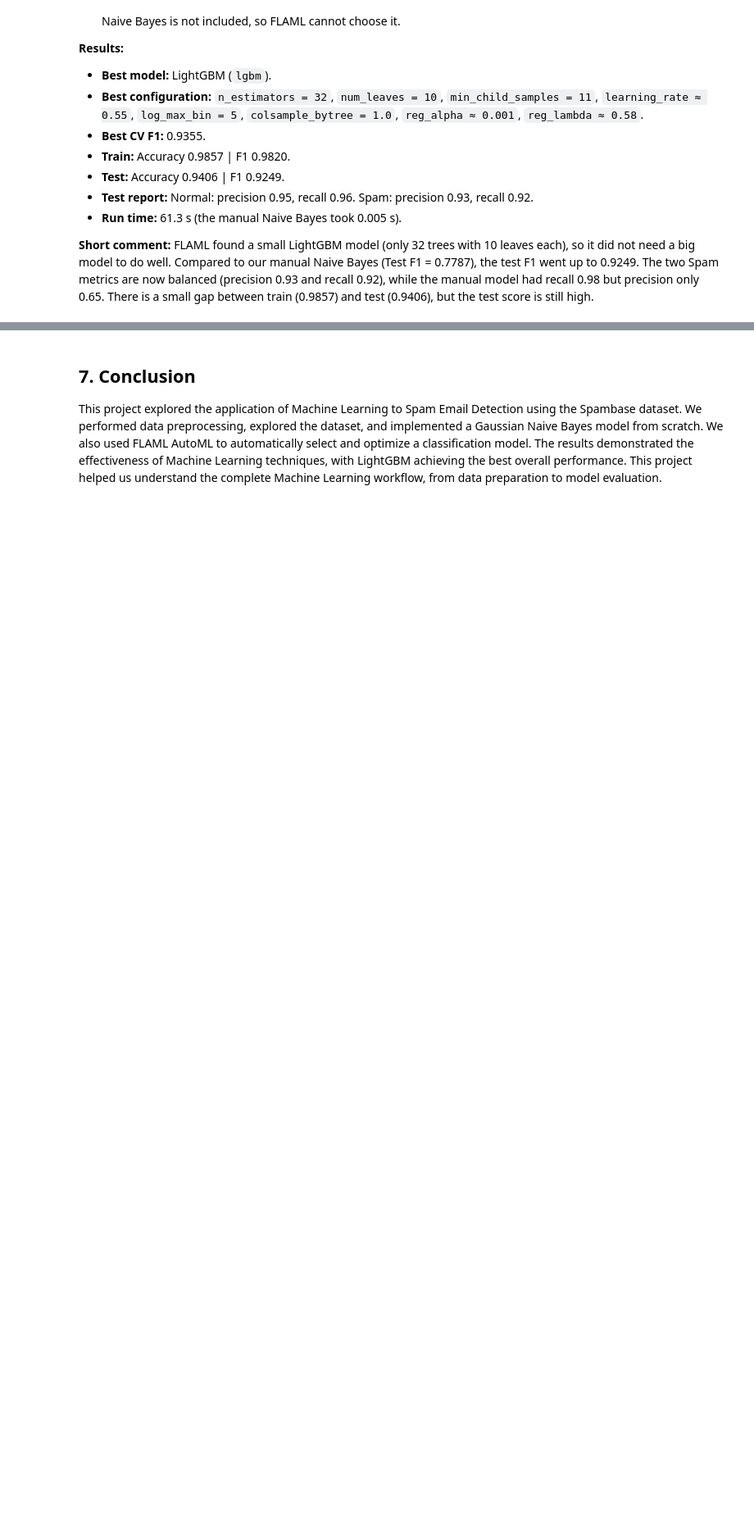
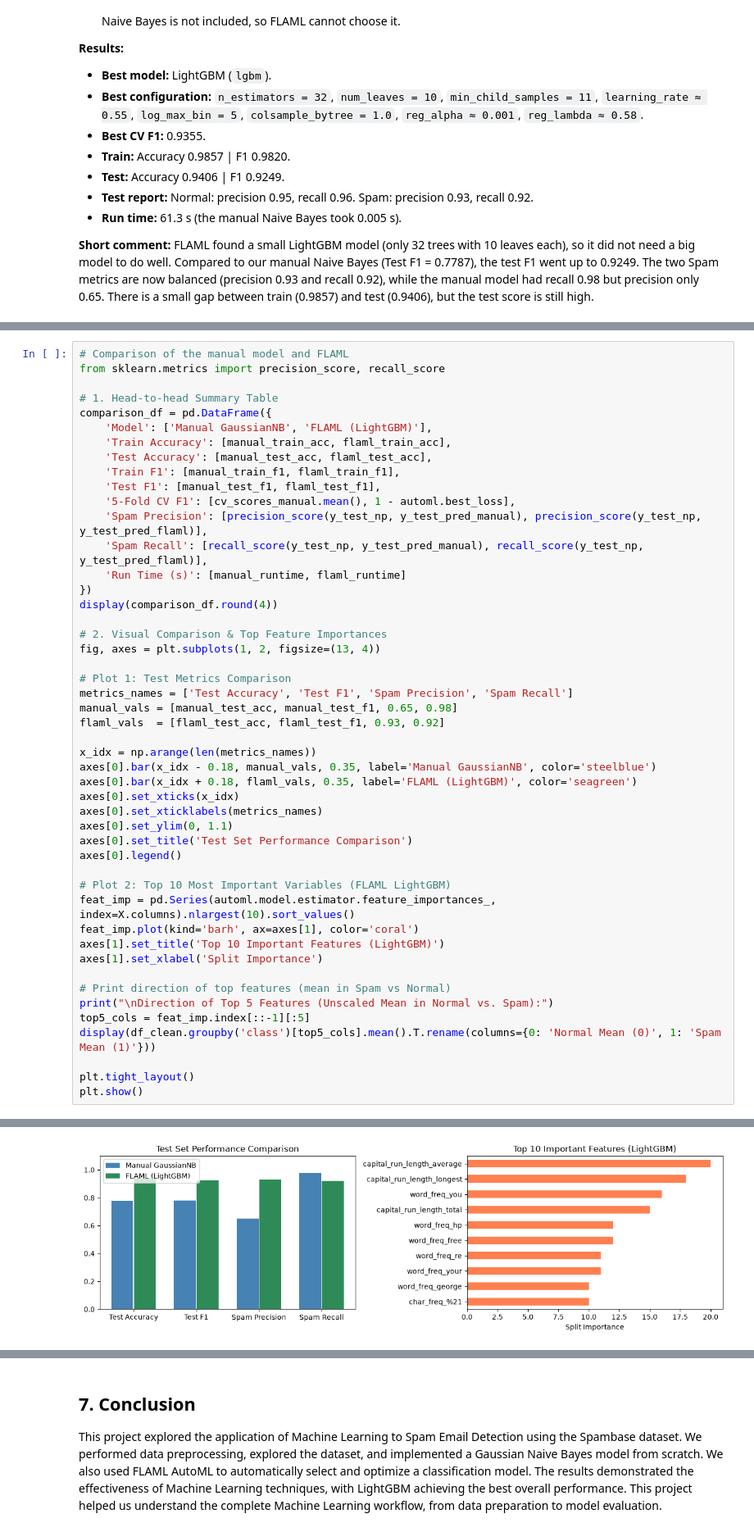
Before and after one commit to ghhezal/email-spam-detection-automl, a Jupyter notebook: notebooks/Group1_Ghezal-Mohamed-Amine_Cherad-Mounir_Chebaani-Mohamed-Chouaib_Chaouch-Khouane-Salah-Eddine_Benyahia-Mohamed-Wassim_Abdallah-Nasrallah.ipynb, the cells around one changed output, grey strips where cells are left out. Shown at 82% size. Cells and saved outputs as stored; diff of their text form; blank space fills up the shorter version.

Commit message:
feat(section-6): add model comparison plots, feature importance, and discussion

```diff
--- a/notebooks/Group1_Ghezal-Mohamed-Amine_Cherad-Mounir_Chebaani-Mohamed-Chouaib_Chaouch-Khouane-Salah-Eddine_Benyahia-Mohamed-Wassim_Abdallah-Nasrallah.ipynb
+++ b/notebooks/Group1_Ghezal-Mohamed-Amine_Cherad-Mounir_Chebaani-Mohamed-Chouaib_Chaouch-Khouane-Salah-Eddine_Benyahia-Mohamed-Wassim_Abdallah-Nasrallah.ipynb
@@ -499,0 +532,49 @@ Feature importance was not extracted. Therefore, we cannot determine the most in
+# %%
+# Comparison of the manual model and FLAML
+from sklearn.metrics import precision_score, recall_score
+
+# 1. Head-to-head Summary Table
+comparison_df = pd.DataFrame({
+    'Model': ['Manual GaussianNB', 'FLAML (LightGBM)'],
+    'Train Accuracy': [manual_train_acc, flaml_train_acc],
+    'Test Accuracy': [manual_test_acc, flaml_test_acc],
+    'Train F1': [manual_train_f1, flaml_train_f1],
+    'Test F1': [manual_test_f1, flaml_test_f1],
+    '5-Fold CV F1': [cv_scores_manual.mean(), 1 - automl.best_loss],
+    'Spam Precision': [precision_score(y_test_np, y_test_pred_manual), precision_score(y_test_np, y_test_pred_flaml)],
+    'Spam Recall': [recall_score(y_test_np, y_test_pred_manual), recall_score(y_test_np, y_test_pred_flaml)],
+    'Run Time (s)': [manual_runtime, flaml_runtime]
+})
+display(comparison_df.round(4))
+
+# 2. Visual Comparison & Top Feature Importances
+fig, axes = plt.subplots(1, 2, figsize=(13, 4))
+
+# Plot 1: Test Metrics Comparison
+metrics_names = ['Test Accuracy', 'Test F1', 'Spam Precision', 'Spam Recall']
+manual_vals = [manual_test_acc, manual_test_f1, 0.65, 0.98]
+flaml_vals  = [flaml_test_acc, flaml_test_f1, 0.93, 0.92]
+
+x_idx = np.arange(len(metrics_names))
+axes[0].bar(x_idx - 0.18, manual_vals, 0.35, label='Manual GaussianNB', color='steelblue')
+axes[0].bar(x_idx + 0.18, flaml_vals, 0.35, label='FLAML (LightGBM)', color='seagreen')
+axes[0].set_xticks(x_idx)
+axes[0].set_xticklabels(metrics_names)
+axes[0].set_ylim(0, 1.1)
+axes[0].set_title('Test Set Performance Comparison')
+axes[0].legend()
+
+# Plot 2: Top 10 Most Important Variables (FLAML LightGBM)
+feat_imp = pd.Series(automl.model.estimator.feature_importances_, index=X.columns).nlargest(10).sort_values()
+feat_imp.plot(kind='barh', ax=axes[1], color='coral')
+axes[1].set_title('Top 10 Important Features (LightGBM)')
+axes[1].set_xlabel('Split Importance')
+
+# Print direction of top features (mean in Spam vs Normal)
+print("\nDirection of Top 5 Features (Unscaled Mean in Normal vs. Spam):")
+top5_cols = feat_imp.index[::-1][:5]
+display(df_clean.groupby('class')[top5_cols].mean().T.rename(columns={0: 'Normal Mean (0)', 1: 'Spam Mean (1)'}))
+
+plt.tight_layout()
+plt.show()
+# %% [output]
@@ -499,0 +591 @@ Feature importance was not extracted. Therefore, we cannot determine the most in
+[figure, added]
```
Also changed, not shown: parts of 9 cells of this notebook.
